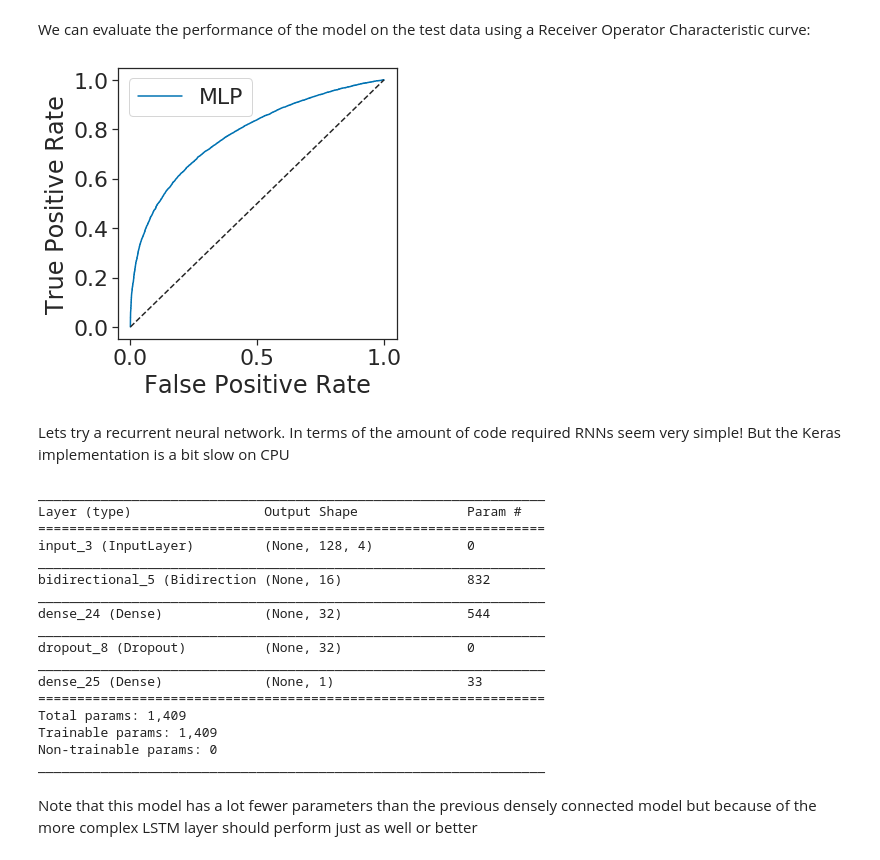
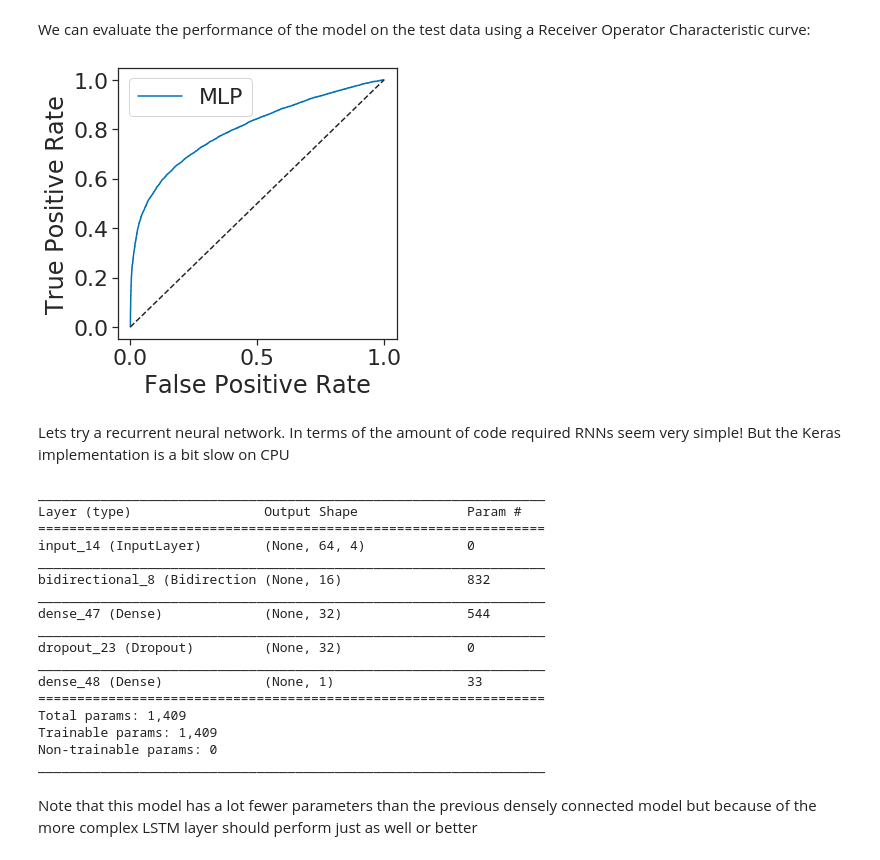
Before and after one commit to bartongroup/MP_keras_tutorial, a Jupyter notebook: notebooks/keras_tutorial.ipynb, the cells around one changed output. Drawn from its saved outputs; the diff is of its cells as text; code cells hidden in the pictures.

```diff
--- a/notebooks/keras_tutorial.ipynb
+++ b/notebooks/keras_tutorial.ipynb
@@ -167,6 +167,6 @@ tr '[a-z]' '[A-Z]' > ../data/ctcf_summit_centred_seqs.fa
 # %%
 positive_training_examples = pd.read_csv(
-    '../data/ctcf_summit_centred_seqs.fa',
+    '../data/ctcf_summit_centred_seqs.tsv',
     sep='\t',
     names=['inv', 'seq']
 )
@@ -313,7 +313,7 @@ mlp = models.Sequential()
 
 # layers are added to the model and are automatically stacked up sequentially.
 # The first and last layers are automatically used as the input/output
-mlp.add(layers.Dense(units=128, activation='relu', input_shape=(128, 4)))
+mlp.add(layers.Dense(units=128, activation='relu', input_shape=(64, 4)))
 mlp.add(layers.Dense(units=128, activation='relu'))
 mlp.add(layers.Dense(units=64, activation='relu'))
 mlp.add(layers.Flatten())
@@ -383,31 +384,32 @@ We can evaluate the performance of the model on the test data using a Receiver O
 # %%
 RESULTS = {}
 
 def evaluate_model(model, model_name, X_test, y_test):
     y_pred = model.predict(X_test)
     # ROC curve function from sklearn.metrics
     fpr, tpr, thresh = roc_curve(y_test, y_pred)
     auc = roc_auc_score(y_test, y_pred)
     RESULTS[model_name] = {
         'fpr': fpr, 'tpr': tpr, 'auc': auc, 'model': model
     }
 
     fig, ax = plt.subplots(figsize=(5, 5))
     for model_name in RESULTS:
         ax.plot(
             RESULTS[model_name]['fpr'],
             RESULTS[model_name]['tpr'],
             label=model_name
         )
     ax.plot([0, 1], [0, 1], ls='--', color='#252525')
     ax.set_xlabel('False Positive Rate')
     ax.set_ylabel('True Positive Rate')
     ax.legend()
-    plt.show()
+    return fig, ax
 
 evaluate_model(mlp, 'MLP', X_test, y_test)
+plt.show()
 # %% [output]
-[figure, old version]
+[figure, new version]
 # %% [markdown]
 Lets try a recurrent neural network. In terms of the amount of code required RNNs seem very simple! But the Keras implementation is a bit slow on CPU
 # %%
@@ -415,7 +417,7 @@ Lets try a recurrent neural network. In terms of the amount of code required RNN
 # object is callable. It can be called on another layer
 # to connect them:
 
-input_layer = layers.Input(shape=(128, 4))
+input_layer = layers.Input(shape=(64, 4))
 # Bidirectional wrapper creates two LSTMs that run in opposite directions along the sequence
 prev = layers.Bidirectional(layers.LSTM(8))(input_layer)
 prev = layers.Dense(32, activation='relu')(prev)
@@ -437,15 +439,15 @@ lstm.summary()
 _________________________________________________________________
 Layer (type)                 Output Shape              Param #
 =================================================================
-input_3 (InputLayer)         (None, 128, 4)            0
+input_14 (InputLayer)        (None, 64, 4)             0
 _________________________________________________________________
-bidirectional_5 (Bidirection (None, 16)                832
+bidirectional_8 (Bidirection (None, 16)                832
 _________________________________________________________________
-dense_24 (Dense)             (None, 32)                544
+dense_47 (Dense)             (None, 32)                544
 _________________________________________________________________
-dropout_8 (Dropout)          (None, 32)                0
+dropout_23 (Dropout)         (None, 32)                0
 _________________________________________________________________
-dense_25 (Dense)             (None, 1)                 33
+dense_48 (Dense)             (None, 1)                 33
 =================================================================
 Total params: 1,409
 Trainable params: 1,409
```
Also changed, not shown: parts of 47 cells of this notebook.
